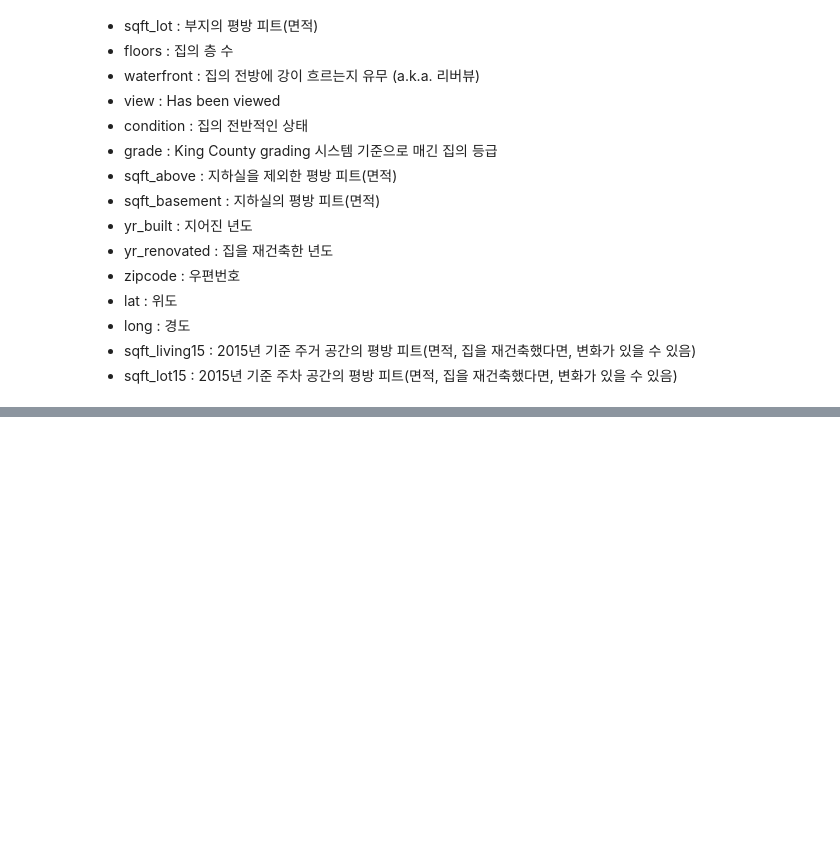
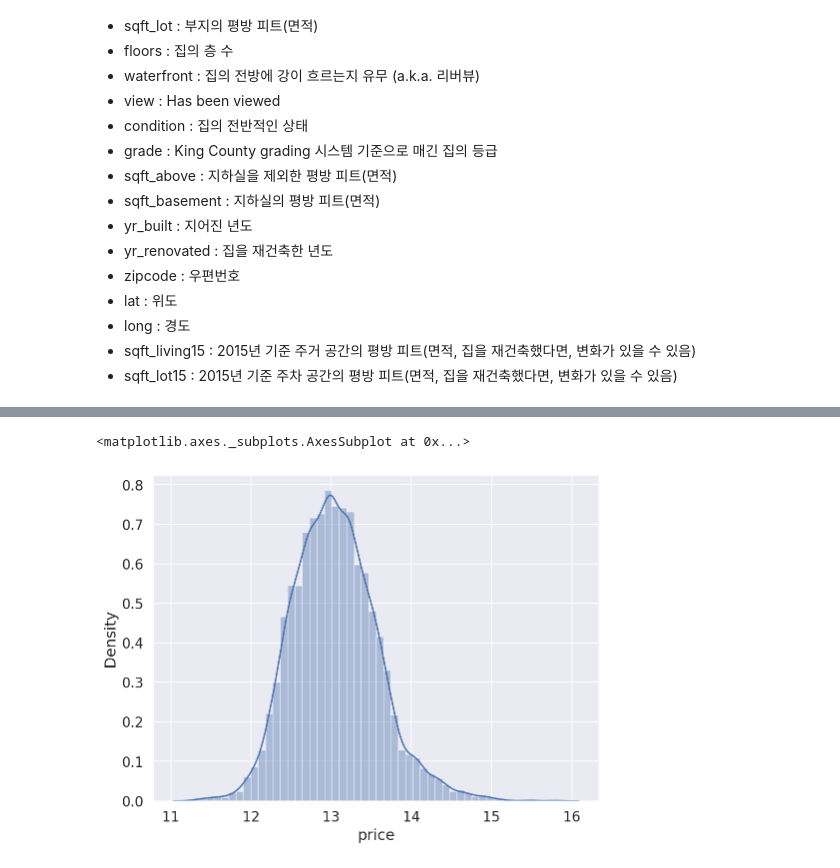
Before and after one commit to mkkim007/AIFFEL, a Jupyter notebook: [E_06]MyFirstKaggle.ipynb, the cells around one changed output, grey strips where cells are left out. Cells and saved outputs as stored; diff of their text form; code cells hidden in the pictures; blank space fills up the shorter version.

```diff
--- a/[E_06]MyFirstKaggle.ipynb
+++ b/[E_06]MyFirstKaggle.ipynb
@@ -114,0 +192,8 @@ data.head()
+# %%
+df_train['price'] = np.log1p(df_train['price'])     #log를 이용하여 nomalize
+#histogram
+f, ax = plt.subplots(figsize=(8, 6))
+sns.distplot(df_train['price'])
+# %% [output]
+<matplotlib.axes._subplots.AxesSubplot at 0x...>
+[figure, added]
```
Also changed, not shown: parts of 85 cells of this notebook.
